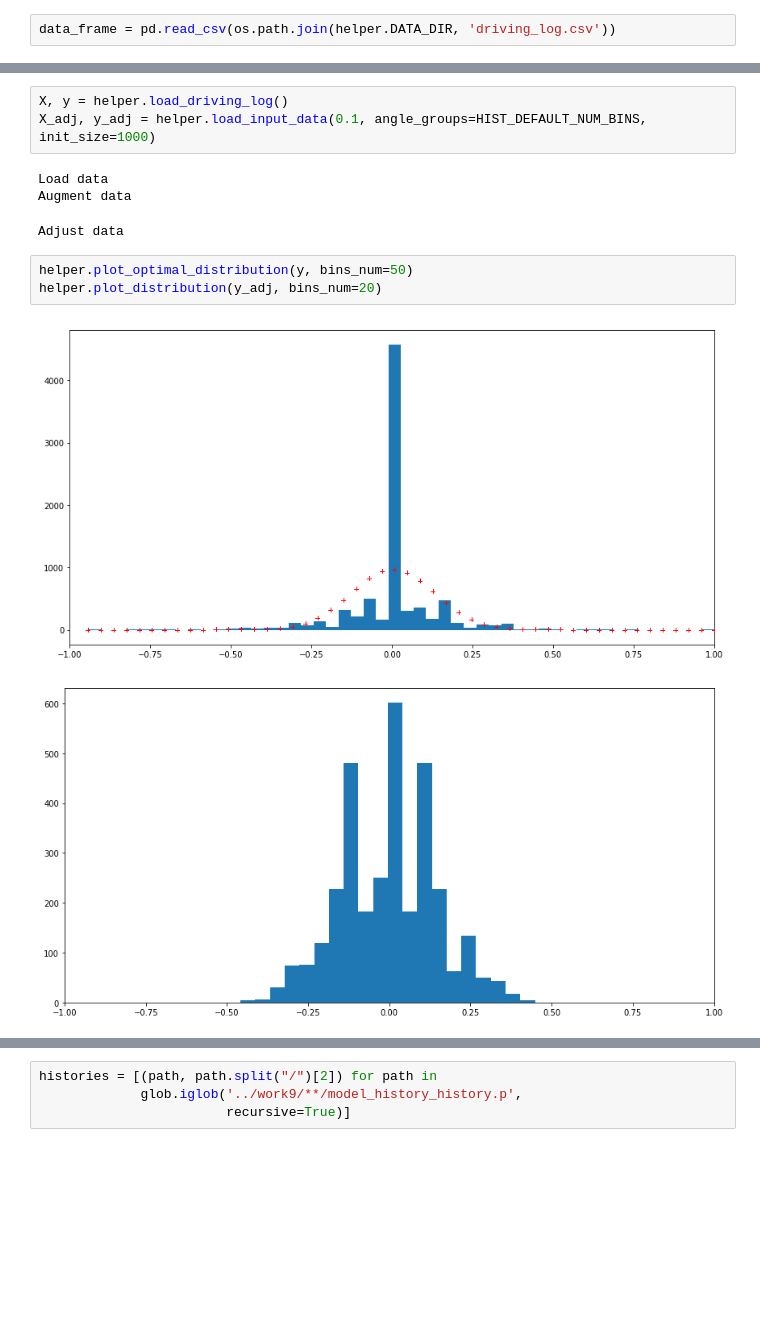
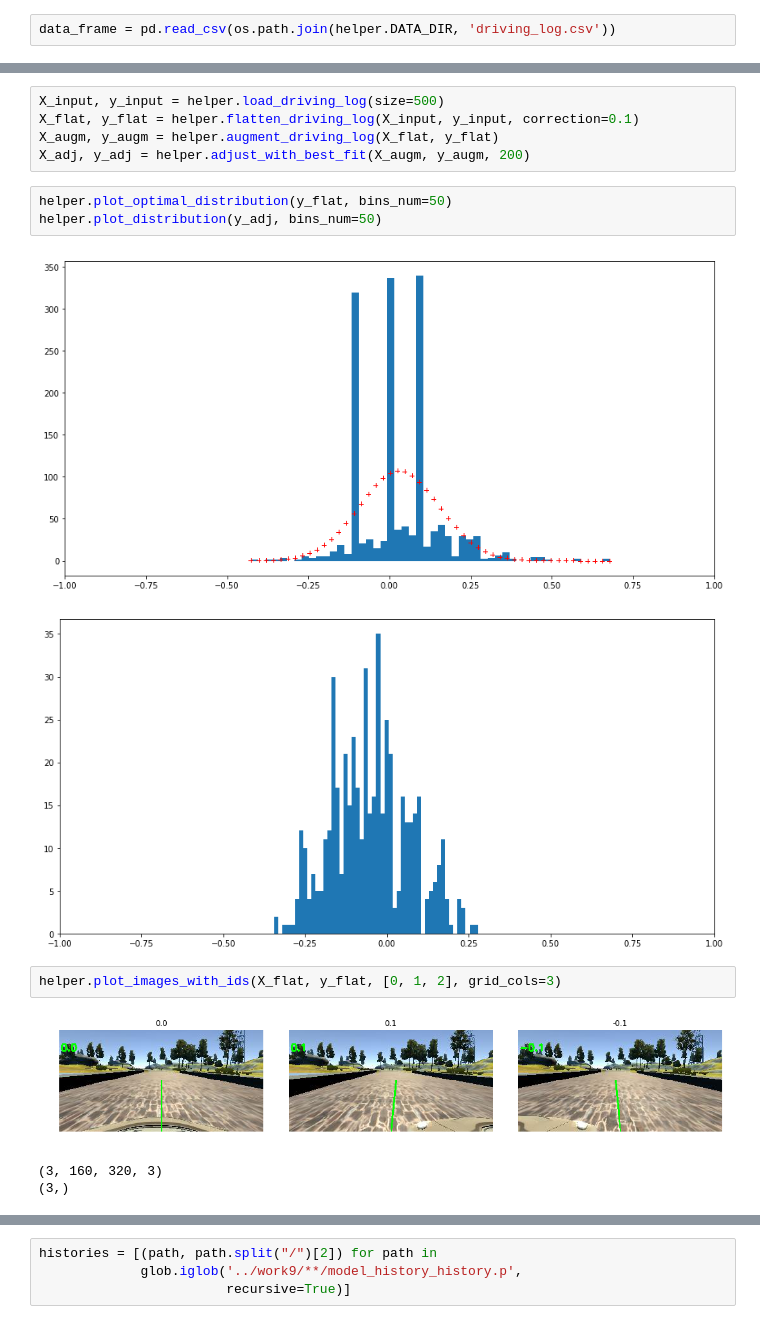
Before and after one commit to volkodava/CarND-Behavioral-Cloning-P3, a Jupyter notebook: analysis.ipynb, the cells around one changed output, grey strips where cells are left out. Drawn from its saved outputs; the diff is of its cells as text; blank space fills up the shorter version.

```diff
--- a/analysis.ipynb
+++ b/analysis.ipynb
@@ -31,19 +31,23 @@ data_frame.describe(include='all')
 | 50% | NaN | NaN | NaN | 0.000000 | 0.985533 | 0.000000 | 30.186400 |
 | 75% | NaN | NaN | NaN | 0.000000 | 0.985533 | 0.000000 | 30.186640 |
 | max | NaN | NaN | NaN | 1.000000 | 0.985533 | 1.000000 | 30.709360 |
-# %%
-X, y = helper.load_driving_log()
-X_adj, y_adj = helper.load_input_data(0.1, angle_groups=HIST_DEFAULT_NUM_BINS, init_size=1000)
-# %% [output]
-Load data
-Augment data
-Adjust data
+# %%
+X_input, y_input = helper.load_driving_log(size=500)
+X_flat, y_flat = helper.flatten_driving_log(X_input, y_input, correction=0.1)
+X_augm, y_augm = helper.augment_driving_log(X_flat, y_flat)
+X_adj, y_adj = helper.adjust_with_best_fit(X_augm, y_augm, 200)
 # %%
-helper.plot_optimal_distribution(y, bins_num=50)
-helper.plot_distribution(y_adj, bins_num=20)
+helper.plot_optimal_distribution(y_flat, bins_num=50)
+helper.plot_distribution(y_adj, bins_num=50)
 # %% [output]
-[figure, old version]
+[figure, new version]
-[figure, old version]
+[figure, new version]
+# %%
+helper.plot_images_with_ids(X_flat, y_flat, [0, 1, 2], grid_cols=3)
+# %% [output]
+[figure, added]
+(3, 160, 320, 3)
+(3,)
 # %%
 helper.plot_random_images(X_adj, y_adj)
 # %% [output]
```
Also changed, not shown: parts of 3 cells of this notebook, 2 other files.
